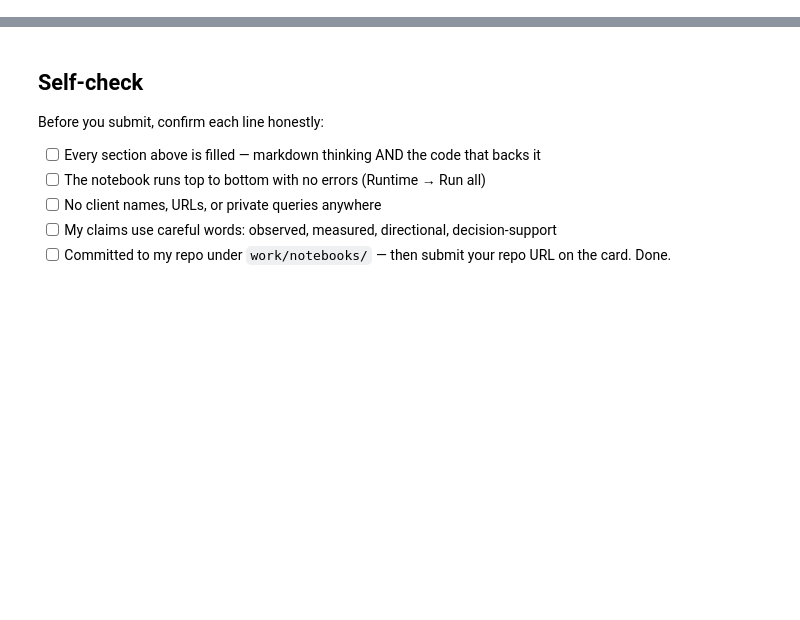
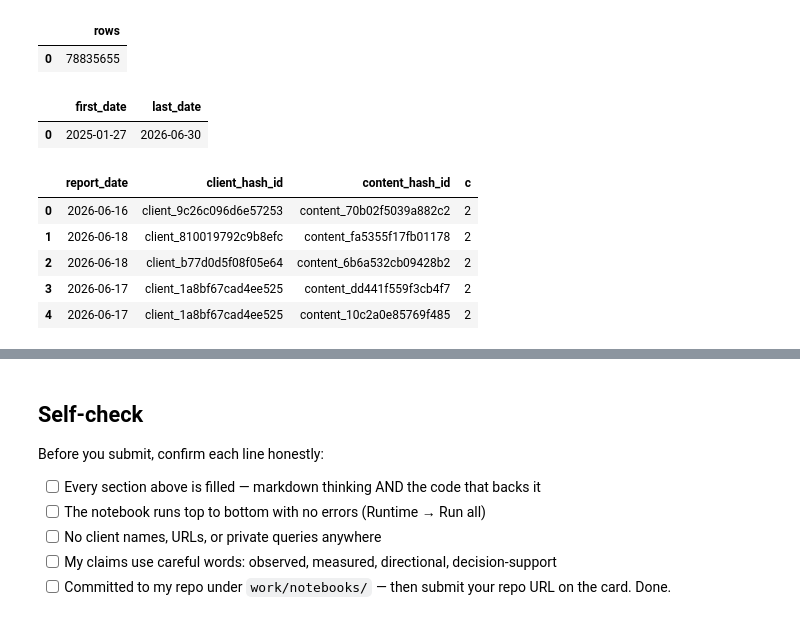
Before and after one commit to pankaj1281/flyrank_ml_internship, a Jupyter notebook: work/notebooks/w03_data_contract.ipynb, the cells around one changed output, grey strips where cells are left out. Drawn from its saved outputs; the diff is of its cells as text; code cells hidden in the pictures; blank space fills up the shorter version.

```diff
--- a/work/notebooks/w03_data_contract.ipynb
+++ b/work/notebooks/w03_data_contract.ipynb
@@ -36,0 +55,40 @@ This skeleton is yours to fill. Work the sections **in order** — each one has
+# %%
+con.sql(f"""
+SELECT COUNT(*) AS rows
+FROM {TABLES["fact_daily"]}
+""").df()
+# %% [output]
+|  | rows |
+| 0 | 78835655 |
+# %%
+con.sql(f"""
+SELECT
+    MIN(report_date) AS first_date,
+    MAX(report_date) AS last_date
+FROM {TABLES["fact_daily"]}
+""").df()
+# %% [output]
+|  | first_date | last_date |
+| 0 | 2025-01-27 | 2026-06-30 |
+# %%
+con.sql(f"""
+SELECT
+    report_date,
+    client_hash_id,
+    content_hash_id,
+    COUNT(*) AS c
+FROM {TABLES["fact_daily"]}
+GROUP BY
+    report_date,
+    client_hash_id,
+    content_hash_id
+HAVING COUNT(*) > 1
+LIMIT 5
+""").df()
+# %% [output]
+|  | report_date | client_hash_id | content_hash_id | c |
+| 0 | 2026-06-16 | client_9c26c096d6e57253 | content_70b02f5039a882c2 | 2 |
+| 1 | 2026-06-18 | client_810019792c9b8efc | content_fa5355f17fb01178 | 2 |
+| 2 | 2026-06-18 | client_b77d0d5f08f05e64 | content_6b6a532cb09428b2 | 2 |
+| 3 | 2026-06-17 | client_1a8bf67cad4ee525 | content_dd441f559f3cb4f7 | 2 |
+| 4 | 2026-06-17 | client_1a8bf67cad4ee525 | content_10c2a0e85769f485 | 2 |
```
Also changed, not shown: parts of 23 cells of this notebook.
